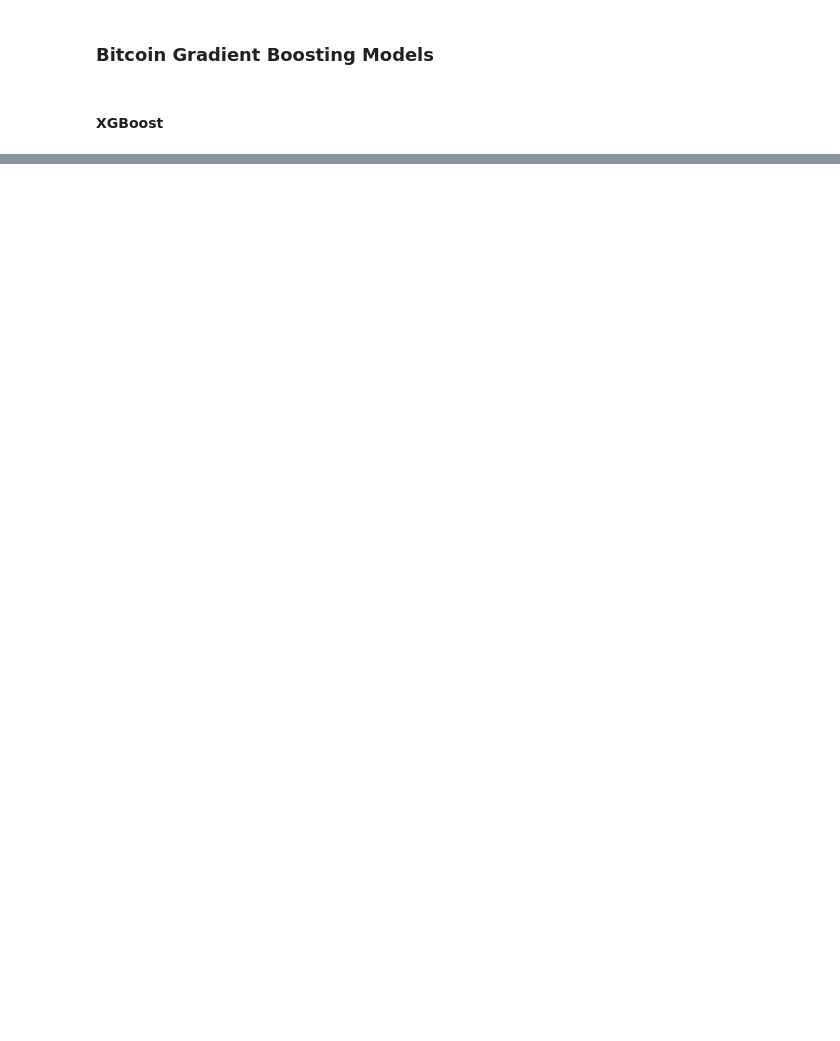
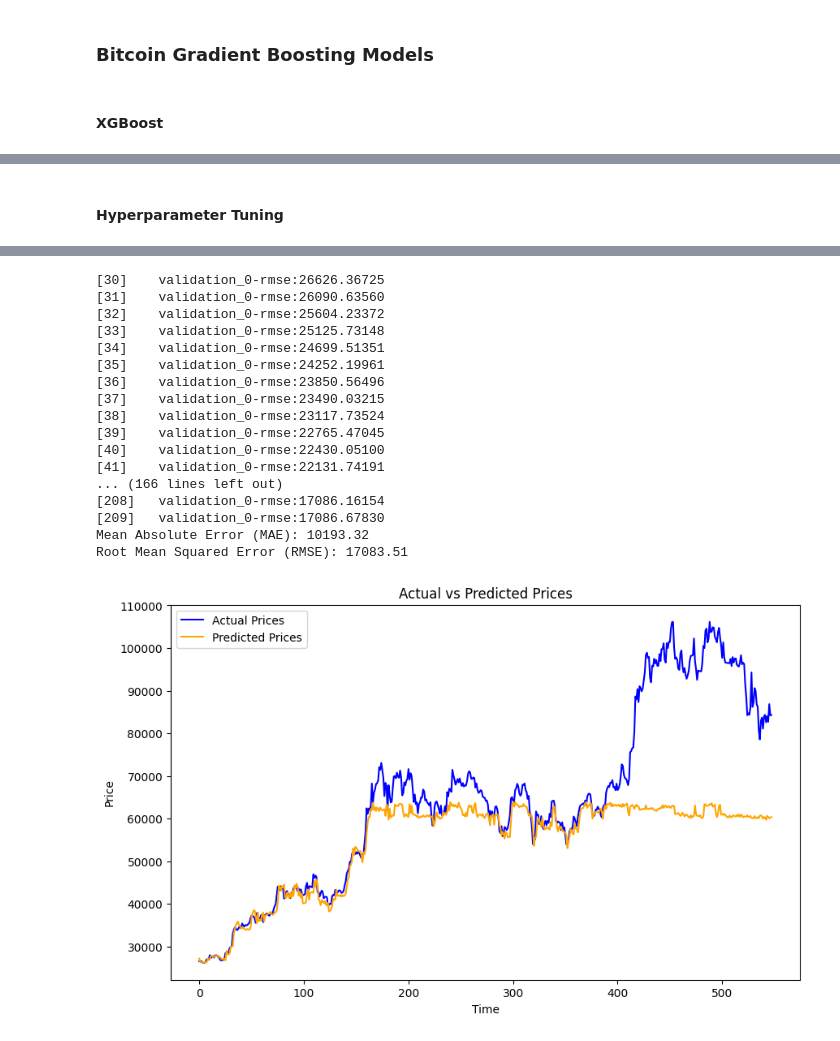
Before and after one commit to gerardolabra/bitcoinPred, a Jupyter notebook: notebook/gradient_boosting.ipynb, the cells around one changed output, grey strips where cells are left out. Cells and saved outputs as stored; diff of their text form; code cells hidden in the pictures; blank space fills up the shorter version.

```diff
--- a/notebook/gradient_boosting.ipynb
+++ b/notebook/gradient_boosting.ipynb
@@ -72,0 +106,54 @@ TypeError: XGBModel.fit() got an unexpected keyword argument 'early_stopping_rou
+# %% [markdown]
+#### Hyperparameter Tuning
+# %%
+# Load the processed dataset
+file_path = "data/processed/btc_gradient_boosting.csv"
+df = pd.read_csv(file_path)
+
+# Separate features (X) and target (y)
+X = df.drop(columns=["target"])  # All columns except the target
+y = df["target"]  # The target column (next day's close price)
+
+# Split the data into training and validation sets (80% train, 20% validation)
+X_train, X_val, y_train, y_val = train_test_split(X, y, test_size=0.2, random_state=42, shuffle=False)
+
+# Initialize the XGBoost model
+model = XGBRegressor(
+    n_estimators=300,
+    learning_rate=0.05,
+    max_depth=8,
+    subsample=0.8,
+    colsample_bytree=0.8,
+    random_state=42,
+    eval_metric="rmse"
+)
+
+# Train the model
+model.fit(
+    X_train,
+    y_train,
+    eval_set=[(X_val, y_val)],  # Validation set for early stopping
+    early_stopping_rounds=10,  # Stop if validation metric doesn't improve for 10 rounds
+    verbose=True
+)
+
+# Make predictions on the validation set
+y_val_pred = model.predict(X_val)
+
+# Evaluate the model
+mae = mean_absolute_error(y_val, y_val_pred)
+rmse = np.sqrt(mean_squared_error(y_val, y_val_pred))
+
+print(f"Mean Absolute Error (MAE): {mae:.2f}")
+print(f"Root Mean Squared Error (RMSE): {rmse:.2f}")
+
+# Plot actual vs predicted prices
+plt.figure(figsize=(10, 6))
+plt.plot(y_val.values, label="Actual Prices", color="blue")
+plt.plot(y_val_pred, label="Predicted Prices", color="orange")
+plt.title("Actual vs Predicted Prices")
+plt.xlabel("Time")
+plt.ylabel("Price")
+plt.legend()
+plt.show()
+# %% [output]
@@ -72,0 +177,18 @@ TypeError: XGBModel.fit() got an unexpected keyword argument 'early_stopping_rou
+[30]    validation_0-rmse:26626.36725
+[31]    validation_0-rmse:26090.63560
+[32]    validation_0-rmse:25604.23372
+[33]    validation_0-rmse:25125.73148
+[34]    validation_0-rmse:24699.51351
+[35]    validation_0-rmse:24252.19961
+[36]    validation_0-rmse:23850.56496
+[37]    validation_0-rmse:23490.03215
+[38]    validation_0-rmse:23117.73524
+[39]    validation_0-rmse:22765.47045
+[40]    validation_0-rmse:22430.05100
+[41]    validation_0-rmse:22131.74191
+... (166 lines left out)
+[208]   validation_0-rmse:17086.16154
+[209]   validation_0-rmse:17086.67830
+Mean Absolute Error (MAE): 10193.32
+Root Mean Squared Error (RMSE): 17083.51
+[figure, added]
```
Also changed, not shown: parts of 11 cells of this notebook, 30 other files.
